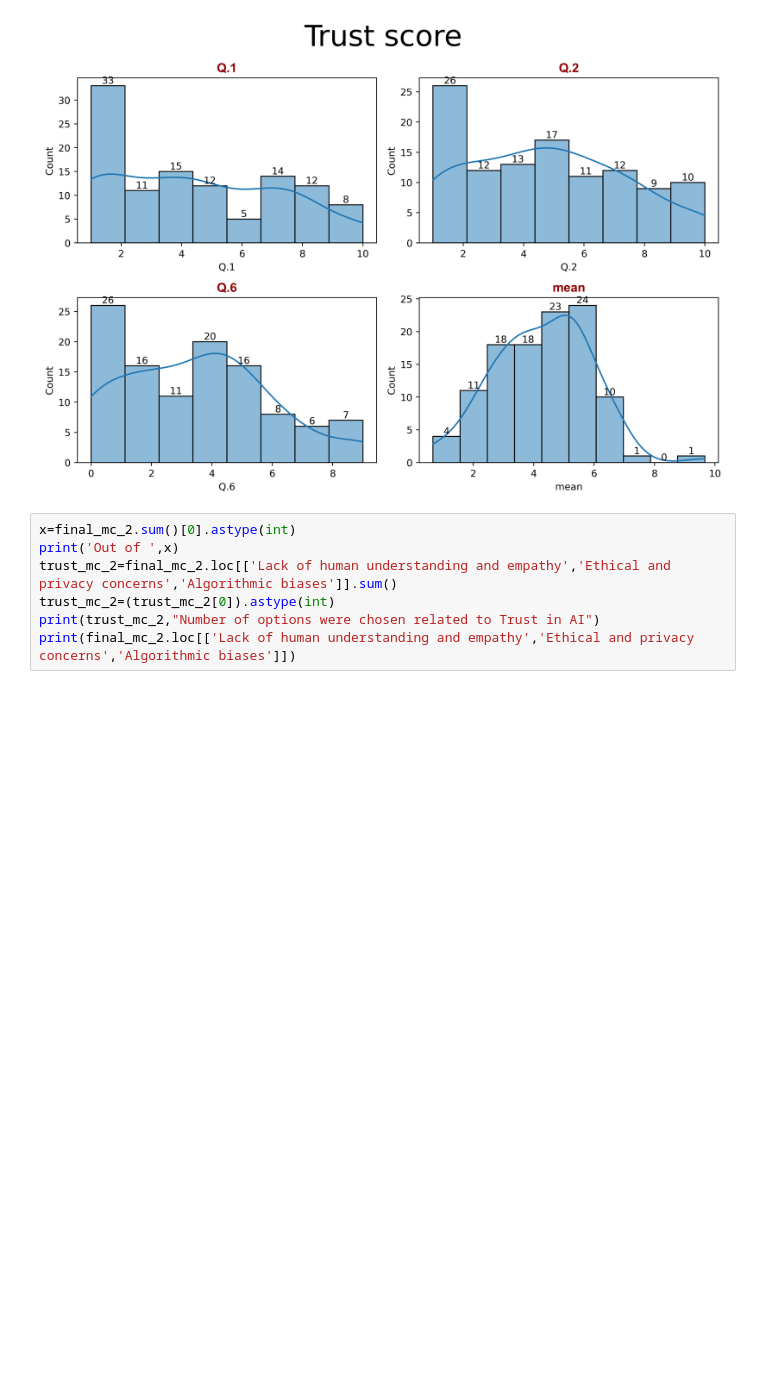
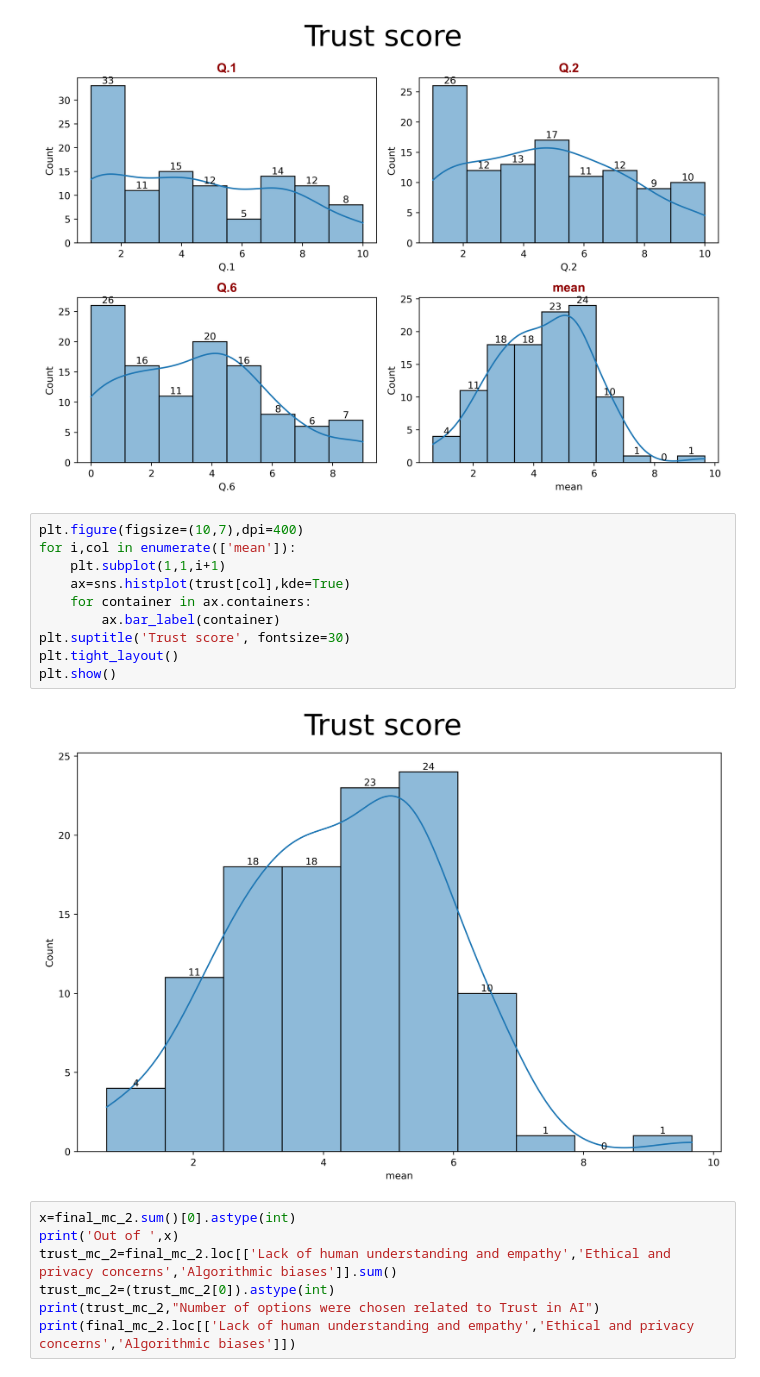
Before and after one commit to Silver-Gen/AI-Psychotherapy-Survey, a Jupyter notebook: AI Psychotherapy Survey.ipynb, the cells around one changed output. Drawn from its saved outputs; the diff is of its cells as text; blank space fills up the shorter version.

```diff
--- a/AI Psychotherapy Survey.ipynb
+++ b/AI Psychotherapy Survey.ipynb
@@ -423,6 +423,18 @@ plt.tight_layout()
 plt.show()
 # %% [output]
 [figure]
+# %%
+plt.figure(figsize=(10,7),dpi=400)
+for i,col in enumerate(['mean']):
+    plt.subplot(1,1,i+1)
+    ax=sns.histplot(trust[col],kde=True)
+    for container in ax.containers:
+        ax.bar_label(container)
+plt.suptitle('Trust score', fontsize=30)
+plt.tight_layout()
+plt.show()
+# %% [output]
+[figure, added]
 # %%
 x=final_mc_2.sum()[0].astype(int)
 print('Out of ',x)
```
Also changed, not shown: parts of 18 cells of this notebook.
